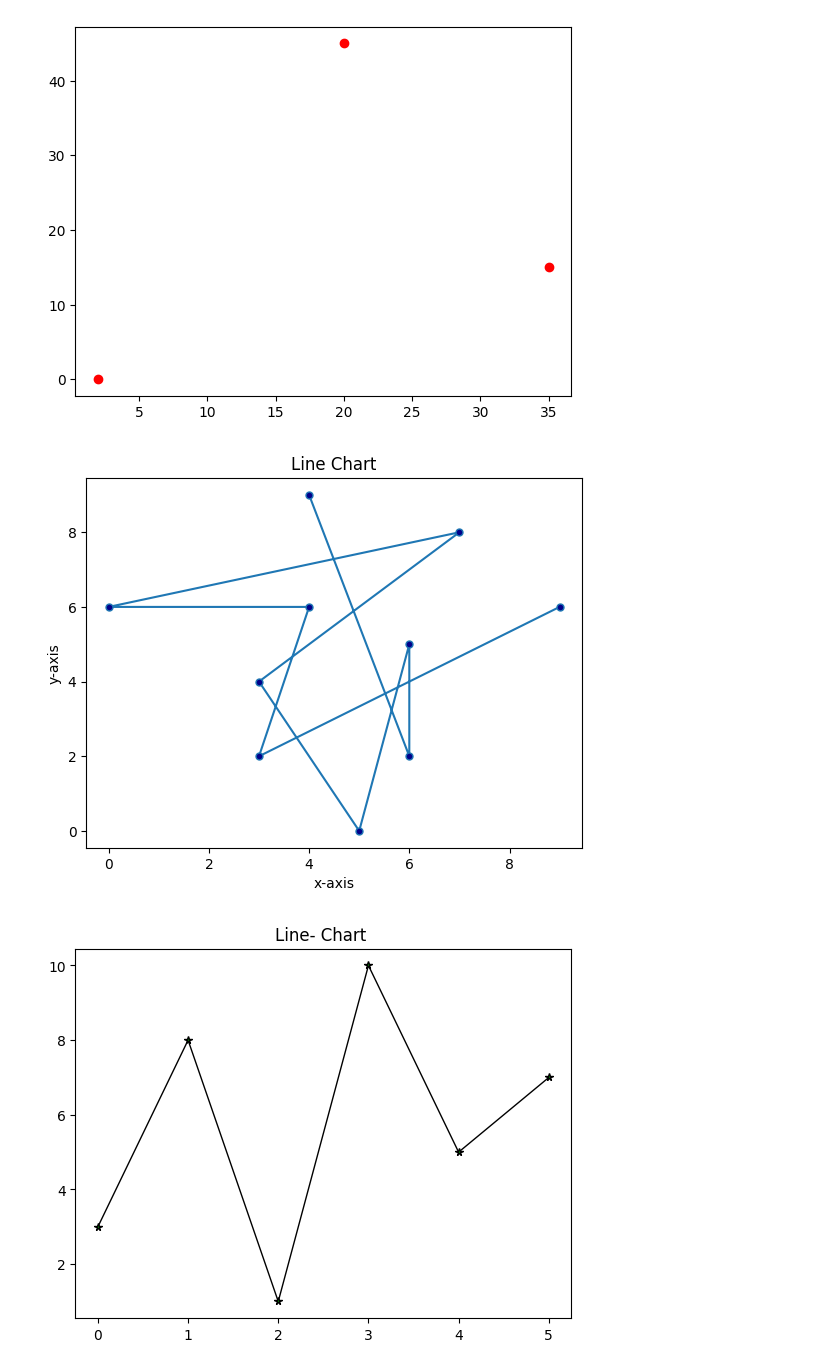
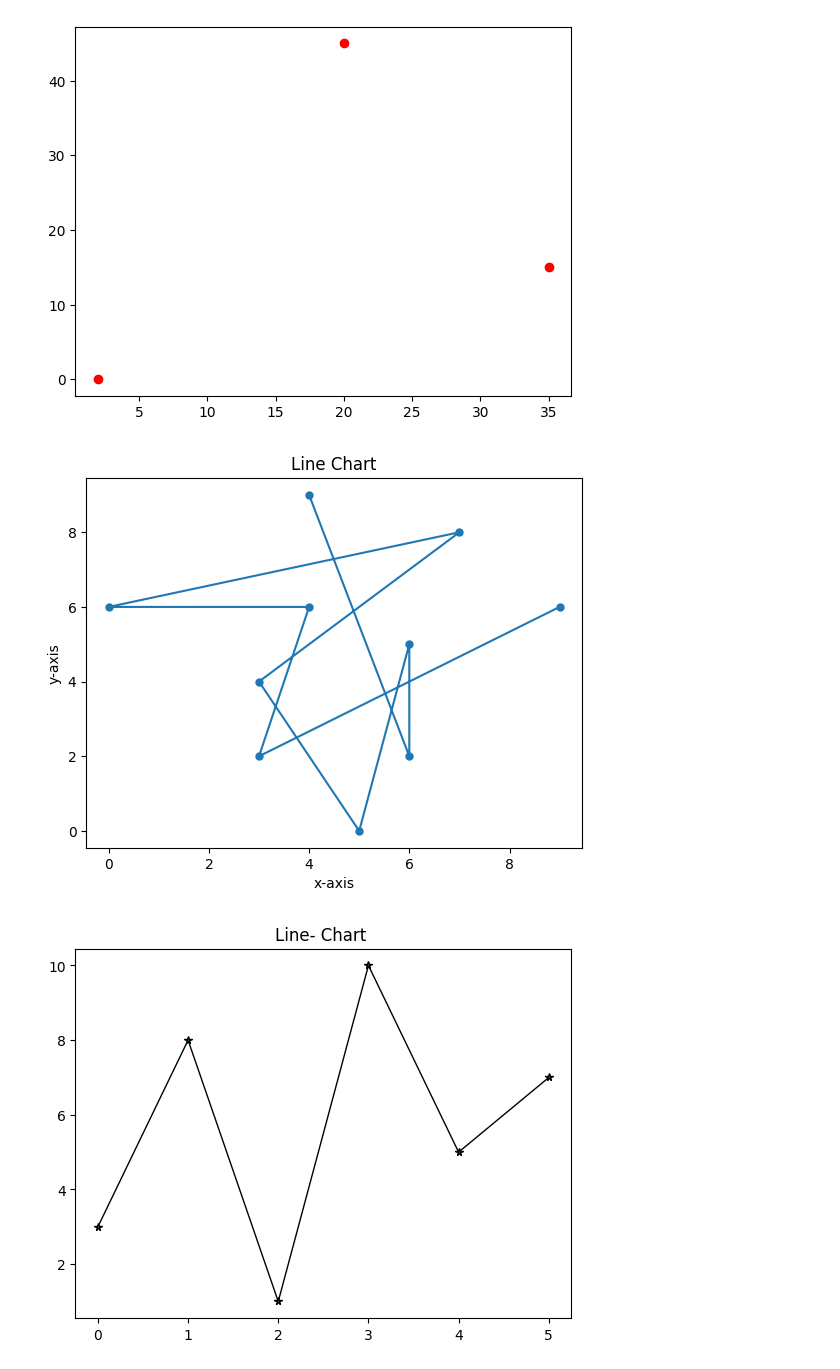
Before and after one commit to JatindraPatel/Matplot_libary_learning, a Jupyter notebook: Matplotlib.ipynb, the cells around one changed output. Drawn from its saved outputs; the diff is of its cells as text; code cells hidden in the pictures.

```diff
--- a/Matplotlib.ipynb
+++ b/Matplotlib.ipynb
@@ -90,16 +90,15 @@ plt.show()
 # %%
 import matplotlib.pyplot as plt
 x=[9,3,4,0,7,3,5,6,6,4]
 y=[6,2,6,6,8,4,0,5,2,9]
 plt.title("Line Chart")
 plt.xlabel("x-axis")
 plt.ylabel("y-axis")
 plt.plot(x,y,marker='o',
-         markersize=5,
-         markerfacecolor='darkblue')
+         markersize = '5')
 plt.show()
 # %% [output]
-[figure, old version]
+[figure, new version]
 # %%
 import matplotlib.pyplot as plt
 y=[3, 8, 1, 10, 5, 7]
```
Also changed, not shown: parts of 3 cells of this notebook.
